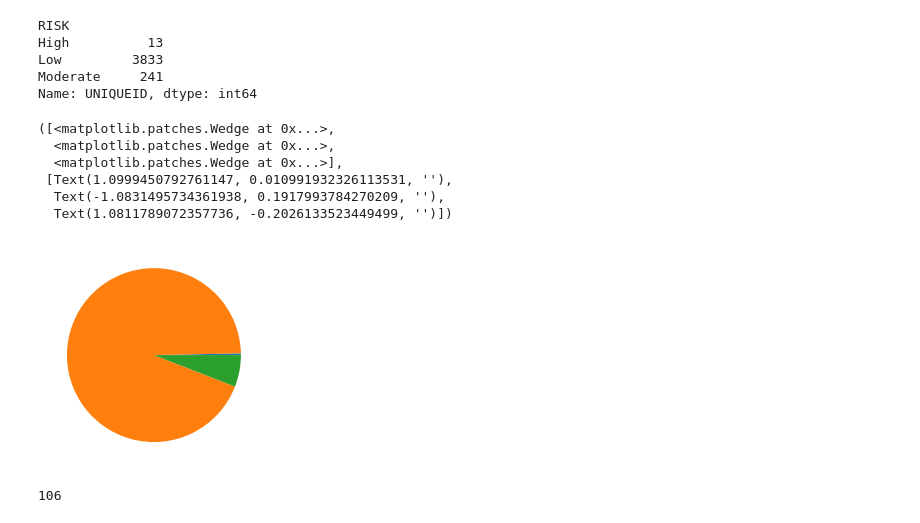
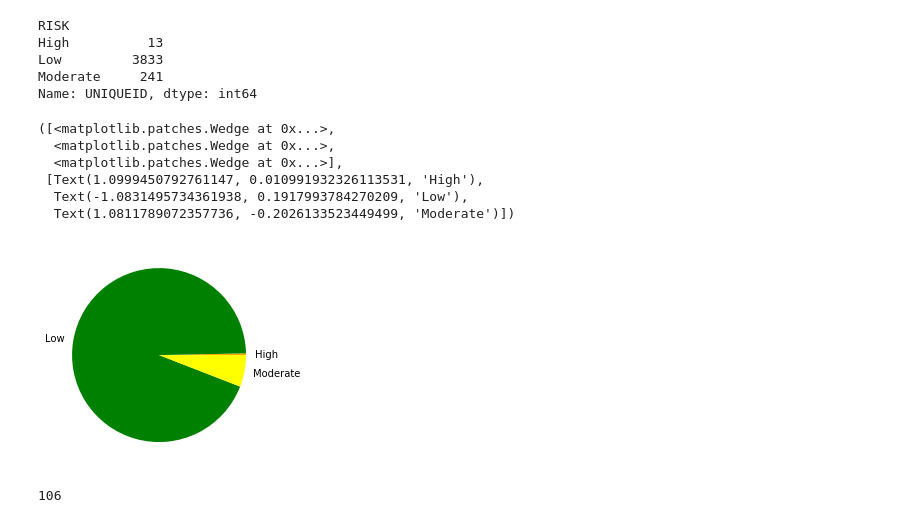
Before and after one commit to nortonlyr/DataEngineering.Labs.CityOfNewarkDETreeSurvey, a Jupyter notebook: newark_de_tree_survey.ipynb, the cells around one changed output. Cells and saved outputs as stored; diff of their text form; code cells hidden in the pictures.

```diff
--- a/newark_de_tree_survey.ipynb
+++ b/newark_de_tree_survey.ipynb
@@ -213,15 +210,15 @@ colors = ['Green', 'Orange', 'Yellow']
 # %%
 # Plot the pie chart here
-plt.pie(risk_tr)
+plt.pie(risk_tr, colors =['orange', 'green', 'yellow'], labels = ['High', 'Low', 'Moderate'])
 # Assign color
 # %% [output]
 ([<matplotlib.patches.Wedge at 0x...>,
   <matplotlib.patches.Wedge at 0x...>,
   <matplotlib.patches.Wedge at 0x...>],
- [Text(1.0999450792761147, 0.010991932326113531, ''),
-  Text(-1.0831495734361938, 0.1917993784270209, ''),
-  Text(1.0811789072357736, -0.2026133523449499, '')])
+ [Text(1.0999450792761147, 0.010991932326113531, 'High'),
+  Text(-1.0831495734361938, 0.1917993784270209, 'Low'),
+  Text(1.0811789072357736, -0.2026133523449499, 'Moderate')])
-[figure, old version]
+[figure, new version]
 # %%
 # How many entries have missing values for the RISK attribute? Why are these values missing?
 tr_df['UNIQUEID'].count() - tr_df['RISK'].count()
```
Also changed, not shown: parts of 3 cells of this notebook.
